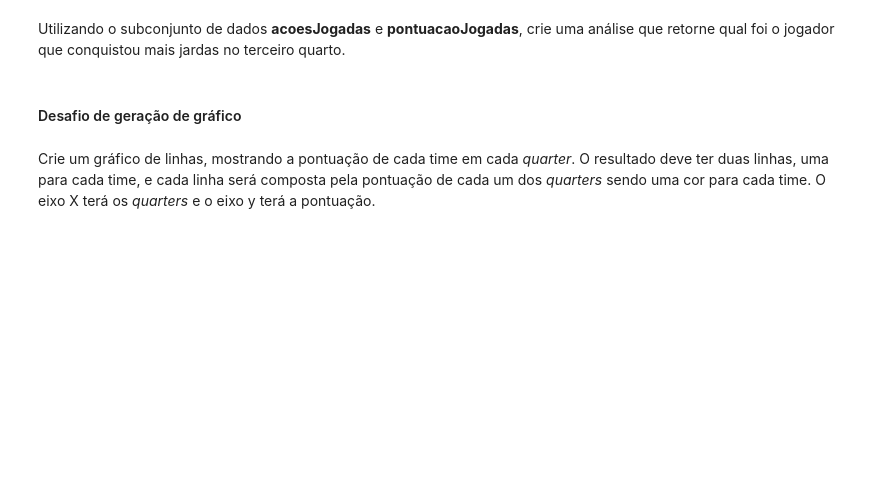
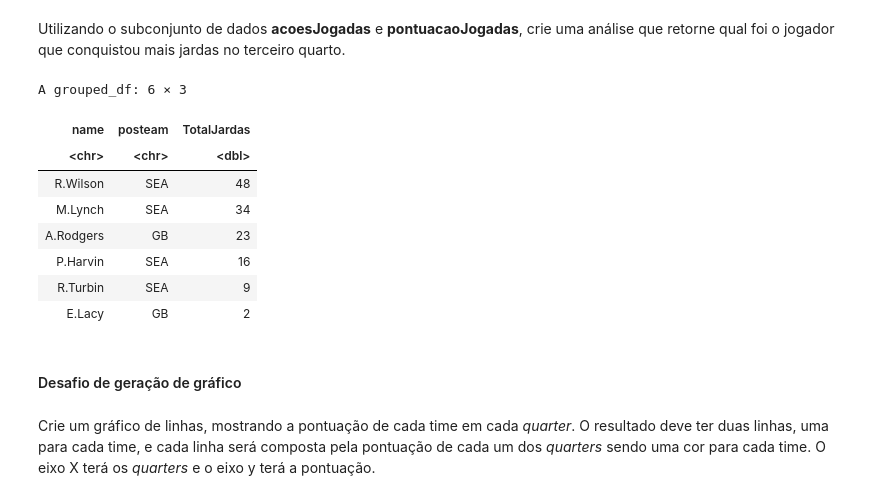
Before and after one commit to Faradezo/trilha7, a Jupyter notebook: Trilha7.ipynb, the cells around one changed output. Cells and saved outputs as stored; diff of their text form; code cells hidden in the pictures; blank space fills up the shorter version.

```diff
--- a/Trilha7.ipynb
+++ b/Trilha7.ipynb
@@ -311,3 +317,24 @@ Utilizando o subconjunto de dados **acoesJogadas** e **pontuacaoJogadas**, crie
+# %%
+acoesJogadas %>% #primeiro dataset
+inner_join(pontuacaoJogadas, by='play_id') %>% #segundo dataset combinando com o primeiro
+select(play_id, posteam, yards_gained, qtr, name ) %>% #seleção de variáveis
+filter(qtr == 3) %>% #supondo que isto seja o tal do quarto
+group_by(name) %>%  #organizando pelo nome do jogador
+mutate(TotalJardas = sum(yards_gained, na.rm = TRUE)) %>% #criando a variavel TotalJardas com a somas das mesmas
+select(name, posteam, TotalJardas) %>% #segundo select com os dados relevantes
+unique() %>% #evitando duplicidades
+arrange(desc(TotalJardas)) %>% #organizando a vizualizacao por ordem decrescente
+head()
+# %% [output]
+A grouped_df: 6 × 3
+| name | posteam | TotalJardas |
+| <chr> | <chr> | <dbl> |
+| R.Wilson | SEA | 48 |
+| M.Lynch | SEA | 34 |
+| A.Rodgers | GB | 23 |
+| P.Harvin | SEA | 16 |
+| R.Turbin | SEA | 9 |
+| E.Lacy | GB | 2 |
 # %% [markdown]
 #### Desafio de geração de gráfico
 # %% [markdown]
```
Also changed, not shown: parts of 10 cells of this notebook.
